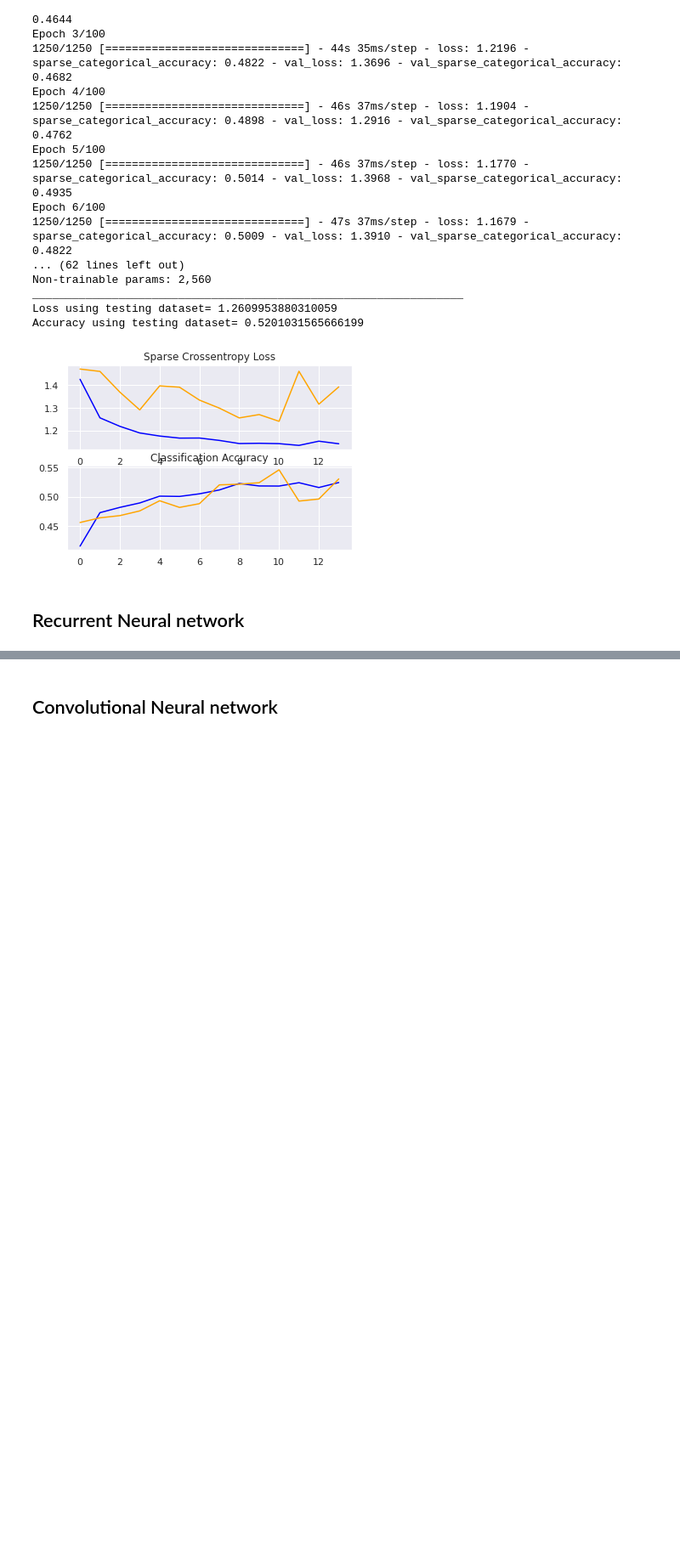
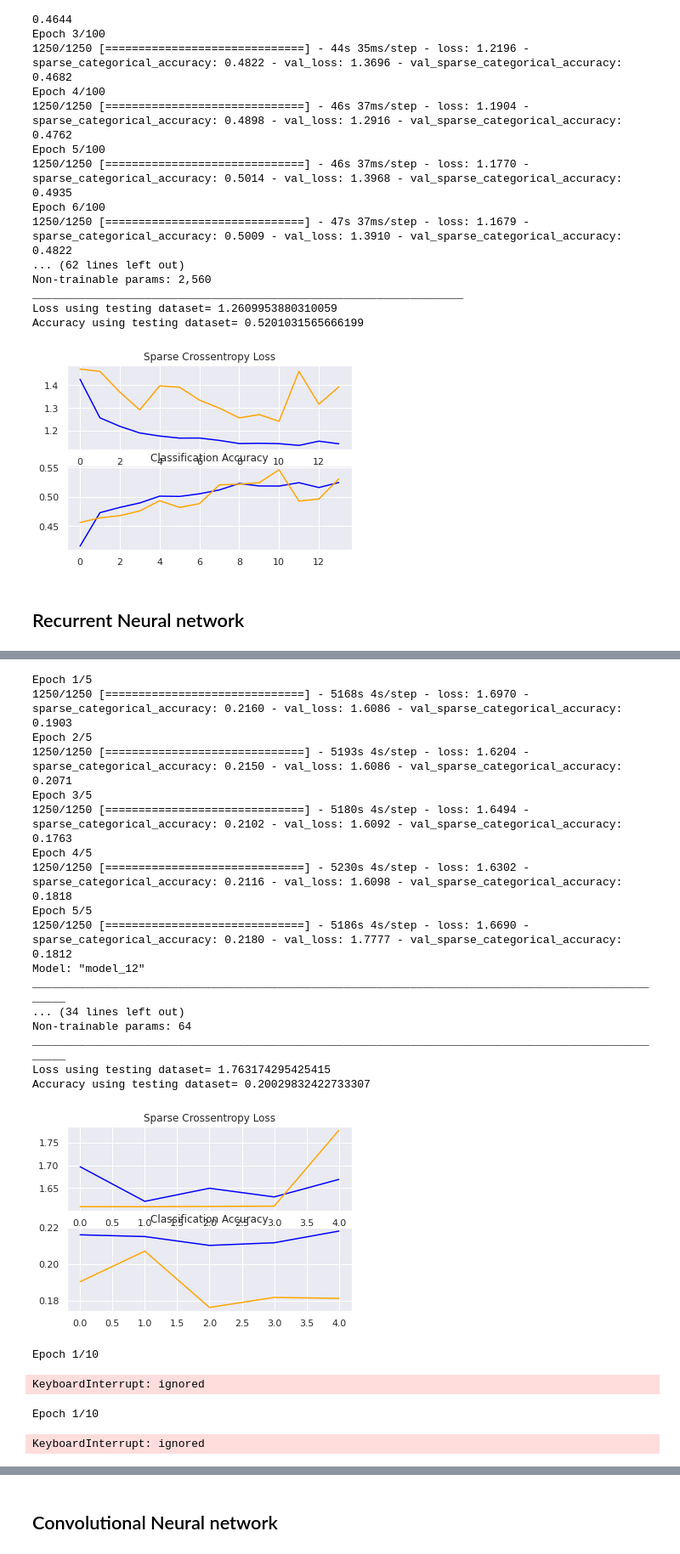
Before and after one commit to Migaalee/Deep_learning, a Jupyter notebook: DeepNeuralNetworks_Migla.ipynb, the cells around one changed output, grey strips where cells are left out. Shown at 85% size. Drawn from its saved outputs; the diff is of its cells as text; code cells hidden in the pictures; blank space fills up the shorter version.

```diff
--- a/DeepNeuralNetworks_Migla.ipynb
+++ b/DeepNeuralNetworks_Migla.ipynb
@@ -650,0 +788,64 @@ Accuracy using testing dataset= 0.5201031565666199
+# %%
+NUM_EPOCHS = 5 #Increase epochs if you do not see a flatlined loss function
+#Add batch normalization
+INIT_LR  = 0.0001 #change to 0.001 after
+BS = 32 #batch size
+opt= SGD(learning_rate=INIT_LR, momentum=0.9, decay=INIT_LR / NUM_EPOCHS)
+opt2 = tf.optimizers.Adam(learning_rate = INIT_LR)
+from keras.callbacks import EarlyStopping
+early_stopping =EarlyStopping(monitor='loss', patience=2)
+# %%
+def rnn_variable(opt, inputs, input_variable_valid, input_variable_test):
+  inputs = Input(shape=(None,33),name='inputs')
+  inputs_L = Input(shape=[],name='inputs2')
+  #layer= LSTM(128,return_sequences=True)(inputs)
+  #layer = Activation("relu")(layer)
+  #layer= LSTM(32,return_sequences=True)(inputs)
+  #layer = BatchNormalization(axis=-1)(layer)
+  #layer = Activation("LeakyReLU")(layer)
+  #layer= LSTM(64,return_sequences=True)(inputs)
+  layer= LSTM(32,return_sequences=True)(inputs)
+  layer = Activation("LeakyReLU")(layer)
+  layer = BatchNormalization(axis=-1)(layer)
+  layer = Dropout(0.5)(layer)
+  layer = TimeDistributed(Dense(150))(layer)
+  layer = Reshape((-1,5))(layer)
+  layer = UpSampling1D(size=15)(layer)
+  L = tf.cast(tf.reduce_max(inputs_L), tf.int32)
+  output = layer[:,:L]
+  model = Model(inputs = (inputs_L,inputs) , outputs=output)
+  model.compile(loss="sparse_categorical_crossentropy", optimizer=opt, metrics=["sparse_categorical_accuracy"])
+  history = model.fit(input_variable_train2, validation_data=input_variable_valid2, batch_size=BS, epochs=NUM_EPOCHS, verbose=1)
+  # plotting the metrics
+  plt.subplot(2, 1, 1)
+  plt.title('Sparse Crossentropy Loss')
+  plt.plot(history.history['loss'], color='blue', label='train')
+  plt.plot(history.history['val_loss'], color='orange', label='val')
+	# plot accuracy
+  plt.subplot(2, 1, 2)
+  plt.title('Classification Accuracy')
+  plt.plot(history.history['sparse_categorical_accuracy'], color='blue', label='train')
+  plt.plot(history.history['val_sparse_categorical_accuracy'], color='orange', label='val')
+  score = model.evaluate(input_variable_test2, verbose=0) #evaluate based on test dataset, which was not used for training and validation
+  return model.summary(), history, print('Loss using testing dataset=', score[0]), print('Accuracy using testing dataset=', score[1])
+# %%
+rnn= rnn_variable(opt2, input_variable_train2, input_variable_valid2,input_variable_test2)
+# %% [output]
+Epoch 1/5
+1250/1250 [==============================] - 5168s 4s/step - loss: 1.6970 - sparse_categorical_accuracy: 0.2160 - val_loss: 1.6086 - val_sparse_categorical_accuracy: 0.1903
+Epoch 2/5
+1250/1250 [==============================] - 5193s 4s/step - loss: 1.6204 - sparse_categorical_accuracy: 0.2150 - val_loss: 1.6086 - val_sparse_categorical_accuracy: 0.2071
+Epoch 3/5
+1250/1250 [==============================] - 5180s 4s/step - loss: 1.6494 - sparse_categorical_accuracy: 0.2102 - val_loss: 1.6092 - val_sparse_categorical_accuracy: 0.1763
+Epoch 4/5
+1250/1250 [==============================] - 5230s 4s/step - loss: 1.6302 - sparse_categorical_accuracy: 0.2116 - val_loss: 1.6098 - val_sparse_categorical_accuracy: 0.1818
+Epoch 5/5
+1250/1250 [==============================] - 5186s 4s/step - loss: 1.6690 - sparse_categorical_accuracy: 0.2180 - val_loss: 1.7777 - val_sparse_categorical_accuracy: 0.1812
+Model: "model_12"
+__________________________________________________________________________________________________
+... (34 lines left out)
+Non-trainable params: 64
+__________________________________________________________________________________________________
+Loss using testing dataset= 1.763174295425415
+Accuracy using testing dataset= 0.20029832422733307
+[figure, added]
@@ -650,0 +887,5 @@ Accuracy using testing dataset= 0.5201031565666199
+# %%
+rnn1= rnn_variable_c(opt2, input_variable_train4, input_variable_valid4,input_variable_test4)
+# %% [output]
+Epoch 1/10
+KeyboardInterrupt: ignored
@@ -650,0 +927,6 @@ Accuracy using testing dataset= 0.5201031565666199
+# %%
+
+functional_rnn_var= rnn_variable_b(opt2, input_variable_train4, input_variable_valid4, input_variable_test4)
+# %% [output]
+Epoch 1/10
+KeyboardInterrupt: ignored
```
Also changed, not shown: parts of 47 cells of this notebook.
